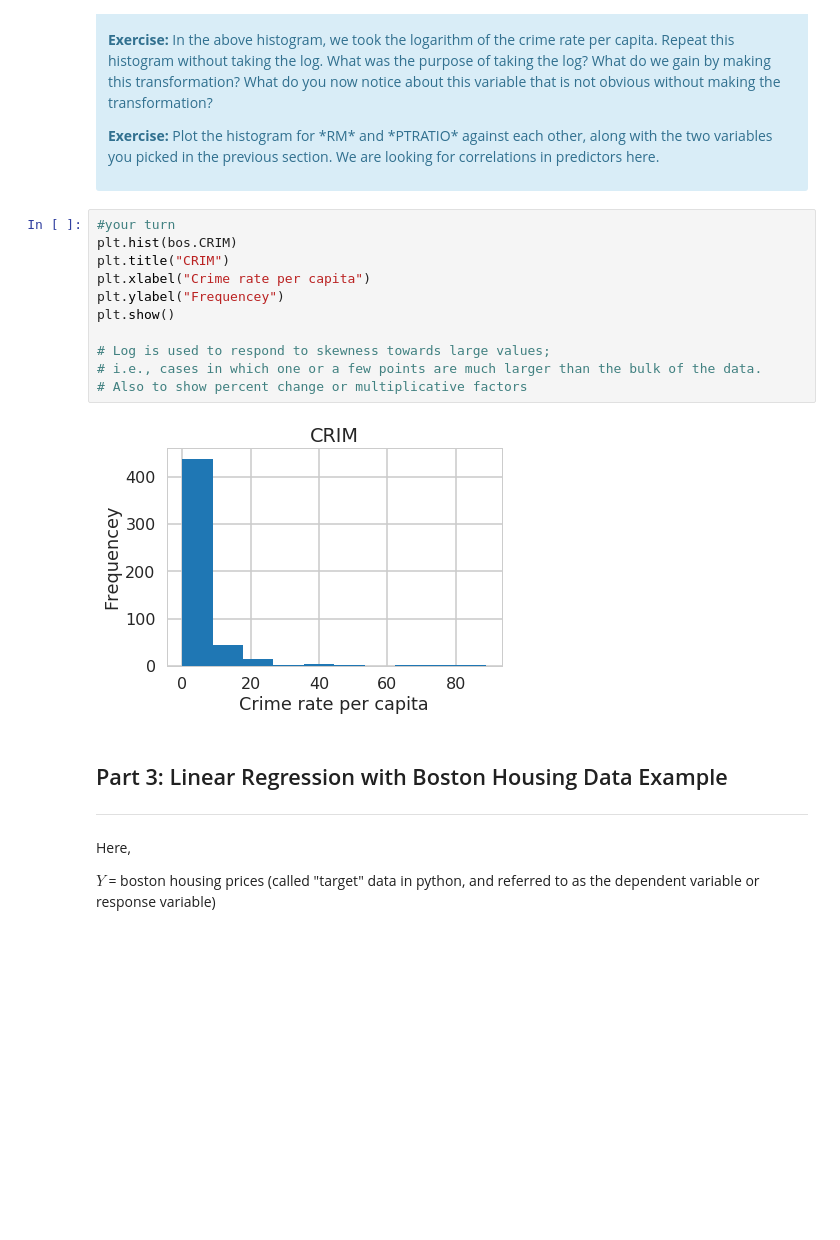
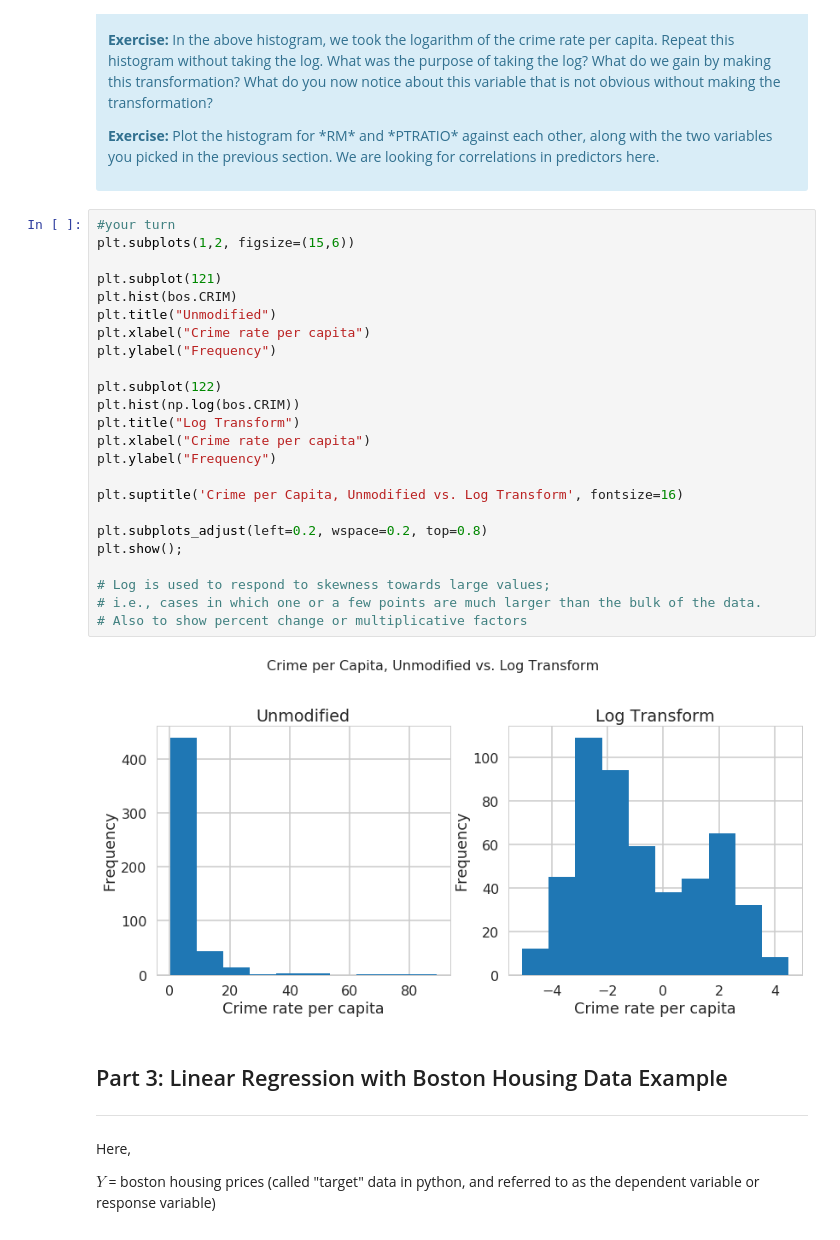
Before and after one commit to shan-96/python-snippets, a Jupyter notebook: aic-8_1_3-linear-regression-mini-project/Mini_Project_Linear_Regression.ipynb, the cells around one changed output. Drawn from its saved outputs; the diff is of its cells as text; blank space fills up the shorter version.

```diff
--- a/aic-8_1_3-linear-regression-mini-project/Mini_Project_Linear_Regression.ipynb
+++ b/aic-8_1_3-linear-regression-mini-project/Mini_Project_Linear_Regression.ipynb
@@ -347,17 +352,30 @@ plt.show()
 </div>
 # %%
 #your turn
+plt.subplots(1,2, figsize=(15,6))
+
+plt.subplot(121)
 plt.hist(bos.CRIM)
-plt.title("CRIM")
+plt.title("Unmodified")
 plt.xlabel("Crime rate per capita")
-plt.ylabel("Frequencey")
-plt.show()
+plt.ylabel("Frequency")
+
+plt.subplot(122)
+plt.hist(np.log(bos.CRIM))
+plt.title("Log Transform")
+plt.xlabel("Crime rate per capita")
+plt.ylabel("Frequency")
+
+plt.suptitle('Crime per Capita, Unmodified vs. Log Transform', fontsize=16)
+
+plt.subplots_adjust(left=0.2, wspace=0.2, top=0.8)
+plt.show();
 
 # Log is used to respond to skewness towards large values;
 # i.e., cases in which one or a few points are much larger than the bulk of the data.
 # Also to show percent change or multiplicative factors
 # %% [output]
-[figure, old version]
+[figure, new version]
 # %% [markdown]
 ## Part 3: Linear Regression with Boston Housing Data Example
 ***
```
Also changed, not shown: parts of 46 cells of this notebook, 4 other files.
